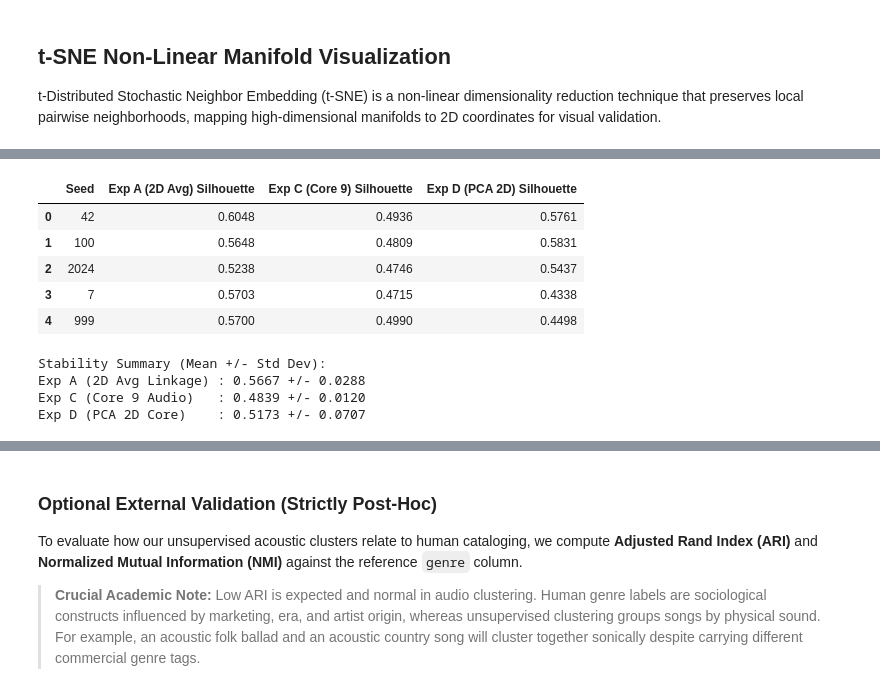
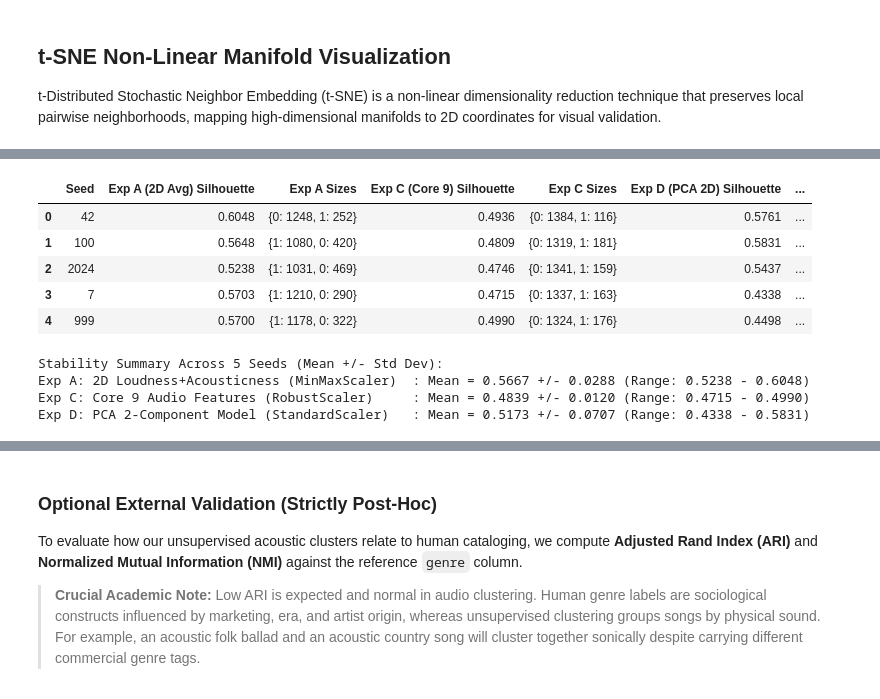
Before and after one commit to vaishnavit67/23cse301-ml-capstone, a Jupyter notebook: Notebooks/Clustering.ipynb, the cells around one changed output, grey strips where cells are left out. Drawn from its saved outputs; the diff is of its cells as text; code cells hidden in the pictures.

```diff
--- a/Notebooks/Clustering.ipynb
+++ b/Notebooks/Clustering.ipynb
@@ -98,7 +101,8 @@ candidate_paths = [
     "../Data/spotify_tracks.csv",
     "../../clustering/spotify_tracks.csv",
     "Data/spotify_tracks.csv",
-    r"C:\\Users\\HIMAKESH PUTHUMBAKU\\Data_Science\\ML_amrita\\clustering\\spotify_tracks.csv"
+    r"C:\Users\HIMAKESH PUTHUMBAKU\Data_Science\ML_amrita\clustering\spotify_tracks.csv",
+    r"C:\Users\HIMAKESH PUTHUMBAKU\Data_Science\ML_amrita\23cse301-ml-capstone\Data\spotify_tracks.csv"
 ]
 
 data_path = None
@@ -1057,46 +1124,56 @@ stability_records = []
 
 for s in test_seeds:
     seed_rng = np.random.default_rng(s)
     idx = seed_rng.choice(len(df_clean), size=HC_SAMPLE, replace=False)
 
     # Test Exp A: 2D MinMaxScaler
     X_sub_2d = MinMaxScaler().fit_transform(df_clean[["loudness", "acousticness"]].iloc[idx])
     lbl_a = AgglomerativeClustering(n_clusters=2, linkage="average").fit_predict(X_sub_2d)
     sil_a = silhouette_score(X_sub_2d, lbl_a)
+    sizes_a_s = pd.Series(lbl_a).value_counts().to_dict()
 
-    # Test Exp C: Core 9 RobustScaler
+    # Test Exp C: Core 9 RobustScaler (PRIMARY MODEL)
     X_sub_core = RobustScaler().fit_transform(df_clean[core_audio_features].iloc[idx])
     lbl_c = AgglomerativeClustering(n_clusters=2, linkage="complete").fit_predict(X_sub_core)
     sil_c = silhouette_score(X_sub_core, lbl_c)
+    sizes_c_s = pd.Series(lbl_c).value_counts().to_dict()
 
     # Test Exp D: PCA 2 Components
     X_sub_std = StandardScaler().fit_transform(df_clean[core_audio_features].iloc[idx])
     X_sub_pca = PCA(n_components=2, random_state=42).fit_transform(X_sub_std)
     lbl_d = AgglomerativeClustering(n_clusters=2, linkage="complete").fit_predict(X_sub_pca)
     sil_d = silhouette_score(X_sub_pca, lbl_d)
+    sizes_d_s = pd.Series(lbl_d).value_counts().to_dict()
 
     stability_records.append({
         "Seed": s,
         "Exp A (2D Avg) Silhouette": round(sil_a, 4),
+        "Exp A Sizes": str(sizes_a_s),
         "Exp C (Core 9) Silhouette": round(sil_c, 4),
-        "Exp D (PCA 2D) Silhouette": round(sil_d, 4)
+        "Exp C Sizes": str(sizes_c_s),
+        "Exp D (PCA 2D) Silhouette": round(sil_d, 4),
+        "Exp D Sizes": str(sizes_d_s)
     })
 
 stability_df = pd.DataFrame(stability_records)
 display(stability_df)
 
-print("Stability Summary (Mean +/- Std Dev):")
-print(f"Exp A (2D Avg Linkage) : {stability_df['Exp A (2D Avg) Silhouette'].mean():.4f} +/- {stability_df['Exp A (2D Avg) Silhouette'].std():.4f}")
-print(f"Exp C (Core 9 Audio)   : {stability_df['Exp C (Core 9) Silhouette'].mean():.4f} +/- {stability_df['Exp C (Core 9) Silhouette'].std():.4f}")
-print(f"Exp D (PCA 2D Core)    : {stability_df['Exp D (PCA 2D) Silhouette'].mean():.4f} +/- {stability_df['Exp D (PCA 2D) Silhouette'].std():.4f}")
+mean_a, std_a = stability_df['Exp A (2D Avg) Silhouette'].mean(), stability_df['Exp A (2D Avg) Silhouette'].std()
+mean_c, std_c = stability_df['Exp C (Core 9) Silhouette'].mean(), stability_df['Exp C (Core 9) Silhouette'].std()
+mean_d, std_d = stability_df['Exp D (PCA 2D) Silhouette'].mean(), stability_df['Exp D (PCA 2D) Silhouette'].std()
+
+print("Stability Summary Across 5 Seeds (Mean +/- Std Dev):")
+print(f"Exp A: 2D Loudness+Acousticness (MinMaxScaler)  : Mean = {mean_a:.4f} +/- {std_a:.4f} (Range: {stability_df['Exp A (2D Avg) Silhouette'].min():.4f} - {stability_df['Exp A (2D Avg) Silhouette'].max():.4f})")
+print(f"Exp C: Core 9 Audio Features (RobustScaler)     : Mean = {mean_c:.4f} +/- {std_c:.4f} (Range: {stability_df['Exp C (Core 9) Silhouette'].min():.4f} - {stability_df['Exp C (Core 9) Silhouette'].max():.4f})")
+print(f"Exp D: PCA 2-Component Model (StandardScaler)   : Mean = {mean_d:.4f} +/- {std_d:.4f} (Range: {stability_df['Exp D (PCA 2D) Silhouette'].min():.4f} - {stability_df['Exp D (PCA 2D) Silhouette'].max():.4f})")
 # %% [output]
-|  | Seed | Exp A (2D Avg) Silhouette | Exp C (Core 9) Silhouette | Exp D (PCA 2D) Silhouette |
-| 0 | 42 | 0.6048 | 0.4936 | 0.5761 |
-| 1 | 100 | 0.5648 | 0.4809 | 0.5831 |
-| 2 | 2024 | 0.5238 | 0.4746 | 0.5437 |
-| 3 | 7 | 0.5703 | 0.4715 | 0.4338 |
-| 4 | 999 | 0.5700 | 0.4990 | 0.4498 |
+|  | Seed | Exp A (2D Avg) Silhouette | Exp A Sizes | Exp C (Core 9) Silhouette | Exp C Sizes | Exp D (PCA 2D) Silhouette | ... |
+| 0 | 42 | 0.6048 | {0: 1248, 1: 252} | 0.4936 | {0: 1384, 1: 116} | 0.5761 | ... |
+| 1 | 100 | 0.5648 | {1: 1080, 0: 420} | 0.4809 | {0: 1319, 1: 181} | 0.5831 | ... |
+| 2 | 2024 | 0.5238 | {1: 1031, 0: 469} | 0.4746 | {0: 1341, 1: 159} | 0.5437 | ... |
+| 3 | 7 | 0.5703 | {1: 1210, 0: 290} | 0.4715 | {0: 1337, 1: 163} | 0.4338 | ... |
+| 4 | 999 | 0.5700 | {1: 1178, 0: 322} | 0.4990 | {0: 1324, 1: 176} | 0.4498 | ... |
-Stability Summary (Mean +/- Std Dev):
-Exp A (2D Avg Linkage) : 0.5667 +/- 0.0288
-Exp C (Core 9 Audio)   : 0.4839 +/- 0.0120
-Exp D (PCA 2D Core)    : 0.5173 +/- 0.0707
+Stability Summary Across 5 Seeds (Mean +/- Std Dev):
+Exp A: 2D Loudness+Acousticness (MinMaxScaler)  : Mean = 0.5667 +/- 0.0288 (Range: 0.5238 - 0.6048)
+Exp C: Core 9 Audio Features (RobustScaler)     : Mean = 0.4839 +/- 0.0120 (Range: 0.4715 - 0.4990)
+Exp D: PCA 2-Component Model (StandardScaler)   : Mean = 0.5173 +/- 0.0707 (Range: 0.4338 - 0.5831)
```
Also changed, not shown: parts of 22 cells of this notebook.
